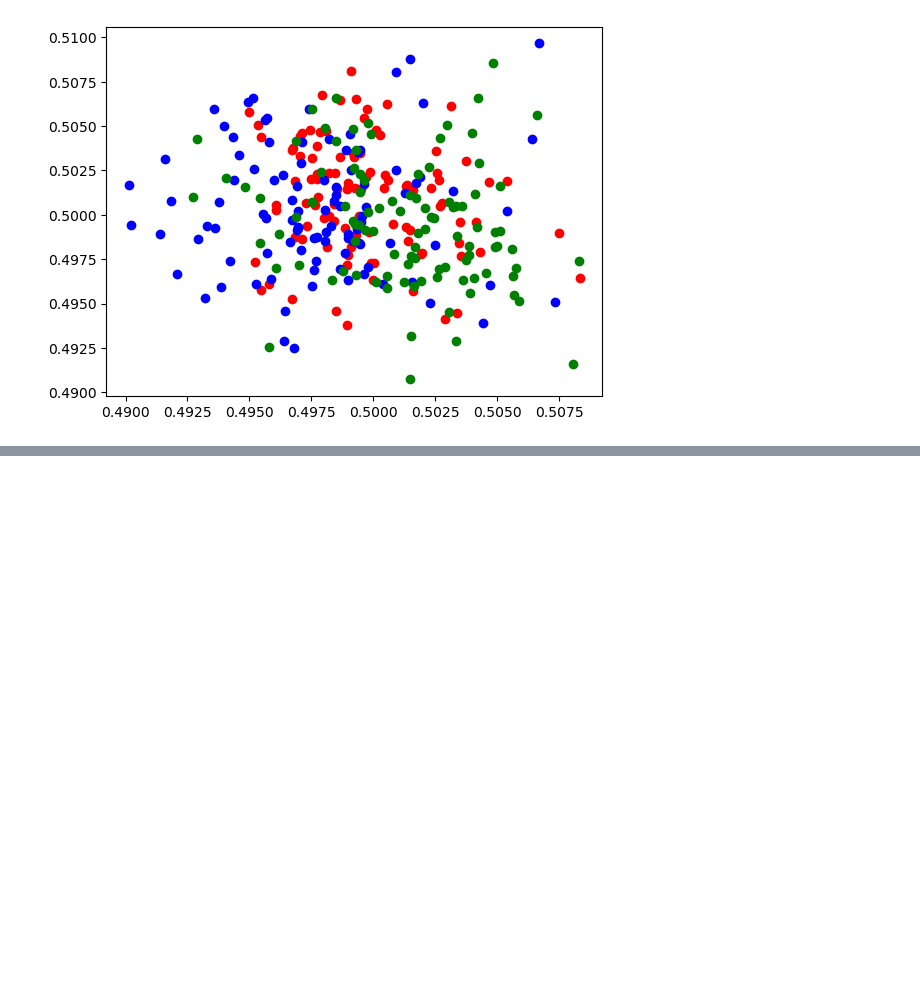
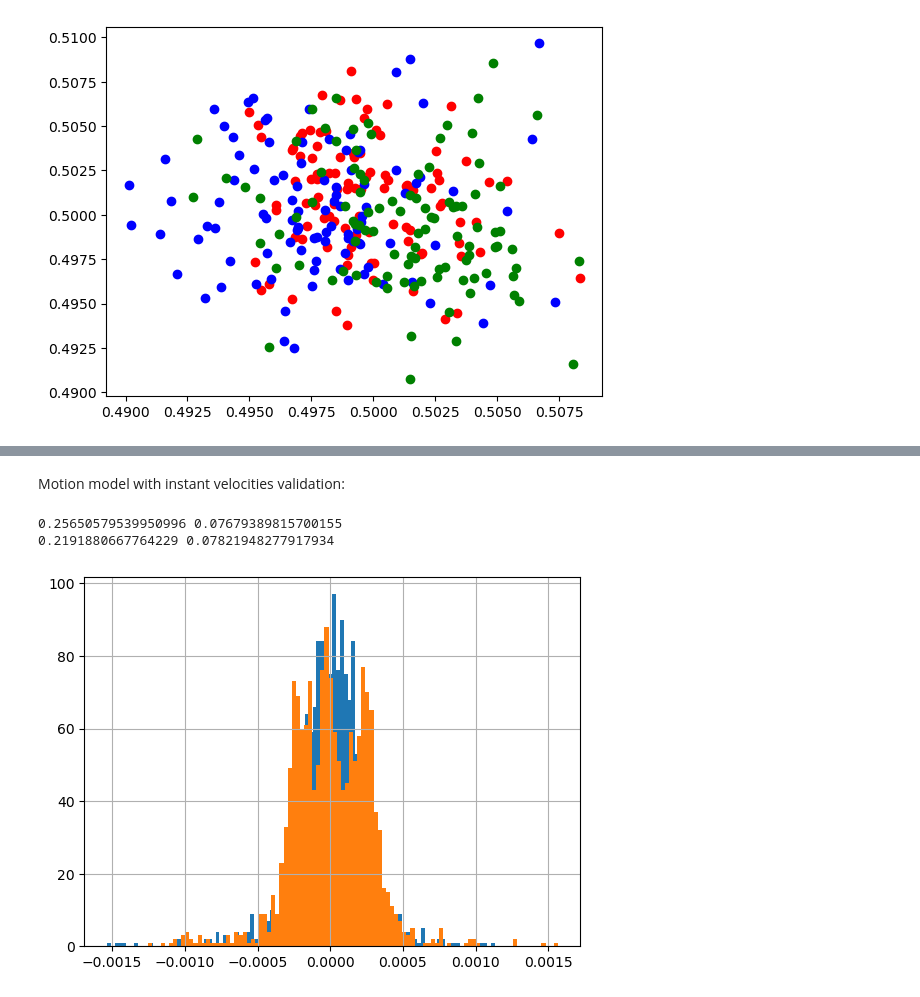
Before and after one commit to AntoSave/mujoco_mpc, a Jupyter notebook: tuning/teleop_data_analysis.ipynb, the cells around one changed output, grey strips where cells are left out. Drawn from its saved outputs; the diff is of its cells as text; code cells hidden in the pictures; blank space fills up the shorter version.

Commit message:
[ADD] new strategies for modelling the motion primitives with a probabilistic model

```diff
--- a/tuning/teleop_data_analysis.ipynb
+++ b/tuning/teleop_data_analysis.ipynb
@@ -330,0 +392,15 @@ plt.scatter(right_samples[:,0], right_samples[:,1], c='g', label='right')
+# %% [markdown]
+Motion model with instant velocities validation:
+# %%
+x_new = df['x'].shift(1) + df['vx']*new_timestep
+y_new = df['y'].shift(1) + df['vy']*new_timestep
+x_error = x_new - df['x']
+y_error = y_new - df['y']
+(x_error).hist(bins=100)
+(y_error).hist(bins=100)
+print(np.abs(df['vx']).mean(), np.abs(x_error).max()/new_timestep)
+print(np.abs(df['vy']).mean(), np.abs(y_error).max()/new_timestep)
+# %% [output]
+0.25650579539950996 0.07679389815700155
+0.2191880667764229 0.07821948277917934
+[figure, added]
```
Also changed, not shown: parts of 46 cells of this notebook.
